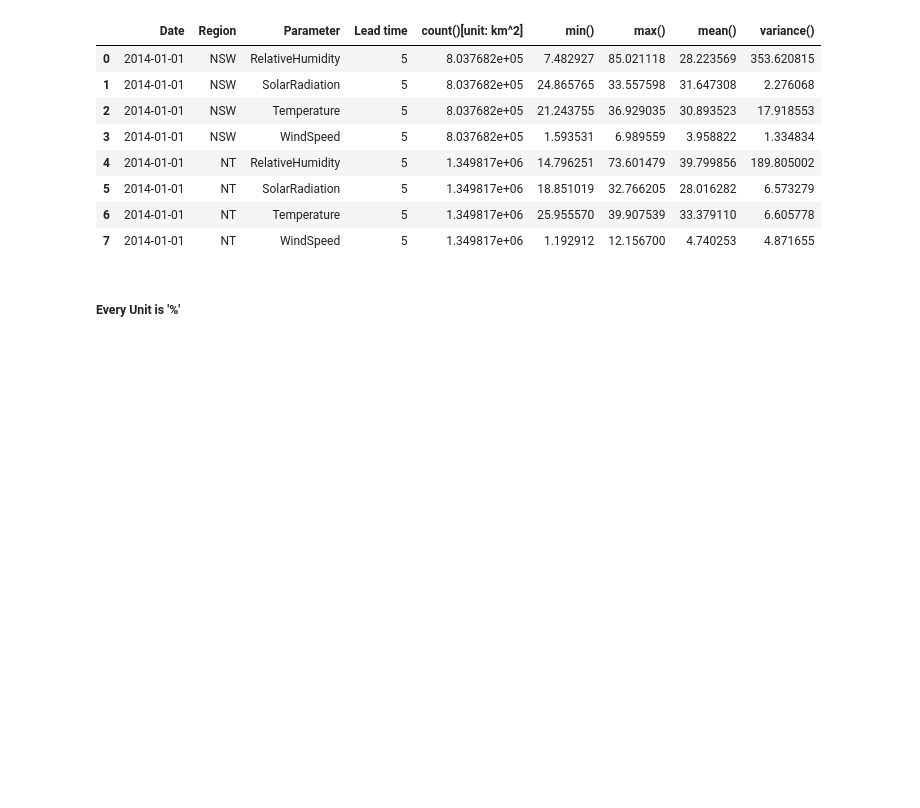
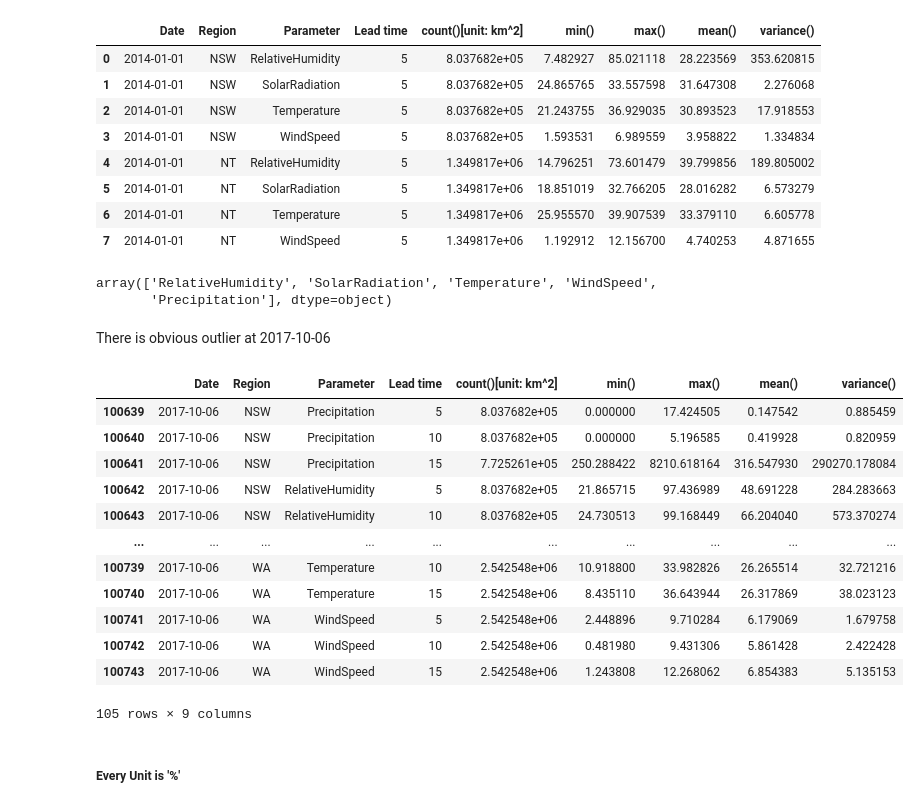
Before and after one commit to ccomkhj/Spot-Challenge-Wildfires, a Jupyter notebook: main/data_process.ipynb, the cells around one changed output. Cells and saved outputs as stored; diff of their text form; code cells hidden in the pictures; blank space fills up the shorter version.

```diff
--- a/main/data_process.ipynb
+++ b/main/data_process.ipynb
@@ -76,6 +80,29 @@ H_Weather_Fc.head(8)
 | 5 | 2014-01-01 | NT | SolarRadiation | 5 | 1.349817e+06 | 18.851019 | 32.766205 | 28.016282 | 6.573279 |
 | 6 | 2014-01-01 | NT | Temperature | 5 | 1.349817e+06 | 25.955570 | 39.907539 | 33.379110 | 6.605778 |
 | 7 | 2014-01-01 | NT | WindSpeed | 5 | 1.349817e+06 | 1.192912 | 12.156700 | 4.740253 | 4.871655 |
+# %%
+H_Weather_Fc.Parameter.unique()
+# %% [output]
+array(['RelativeHumidity', 'SolarRadiation', 'Temperature', 'WindSpeed',
+       'Precipitation'], dtype=object)
+# %% [markdown]
+There is obvious outlier at 2017-10-06
+# %%
+H_Weather_Fc[H_Weather_Fc.Date=='2017-10-06']
+# %% [output]
+|  | Date | Region | Parameter | Lead time | count()[unit: km^2] | min() | max() | mean() | variance() |
+| 100639 | 2017-10-06 | NSW | Precipitation | 5 | 8.037682e+05 | 0.000000 | 17.424505 | 0.147542 | 0.885459 |
+| 100640 | 2017-10-06 | NSW | Precipitation | 10 | 8.037682e+05 | 0.000000 | 5.196585 | 0.419928 | 0.820959 |
+| 100641 | 2017-10-06 | NSW | Precipitation | 15 | 7.725261e+05 | 250.288422 | 8210.618164 | 316.547930 | 290270.178084 |
+| 100642 | 2017-10-06 | NSW | RelativeHumidity | 5 | 8.037682e+05 | 21.865715 | 97.436989 | 48.691228 | 284.283663 |
+| 100643 | 2017-10-06 | NSW | RelativeHumidity | 10 | 8.037682e+05 | 24.730513 | 99.168449 | 66.204040 | 573.370274 |
+| ... | ... | ... | ... | ... | ... | ... | ... | ... | ... |
+| 100739 | 2017-10-06 | WA | Temperature | 10 | 2.542548e+06 | 10.918800 | 33.982826 | 26.265514 | 32.721216 |
+| 100740 | 2017-10-06 | WA | Temperature | 15 | 2.542548e+06 | 8.435110 | 36.643944 | 26.317869 | 38.023123 |
+| 100741 | 2017-10-06 | WA | WindSpeed | 5 | 2.542548e+06 | 2.448896 | 9.710284 | 6.179069 | 1.679758 |
+| 100742 | 2017-10-06 | WA | WindSpeed | 10 | 2.542548e+06 | 0.481980 | 9.431306 | 5.861428 | 2.422428 |
+| 100743 | 2017-10-06 | WA | WindSpeed | 15 | 2.542548e+06 | 1.243808 | 12.268062 | 6.854383 | 5.135153 |
+105 rows × 9 columns
 # %% [markdown]
 ##### Every Unit is '%'
 # %%
```
Also changed, not shown: parts of 11 cells of this notebook.
